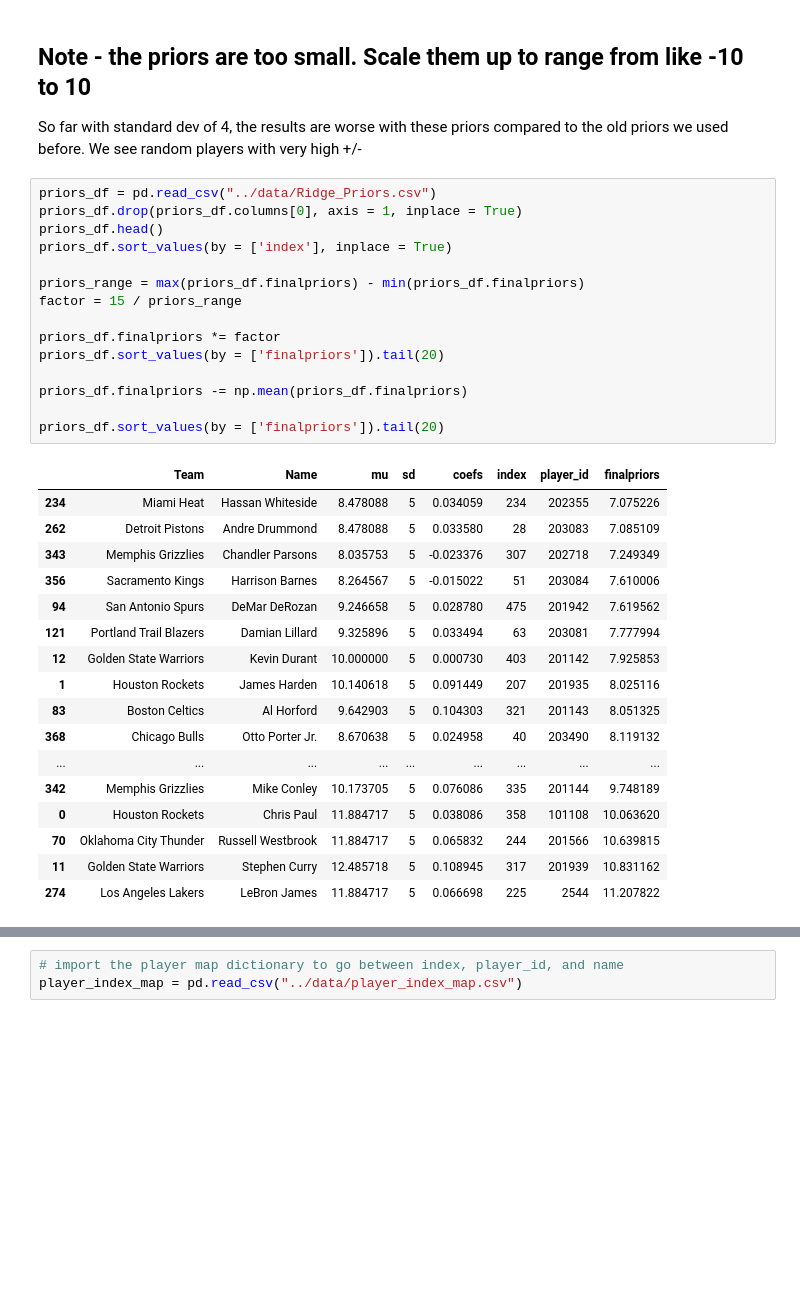
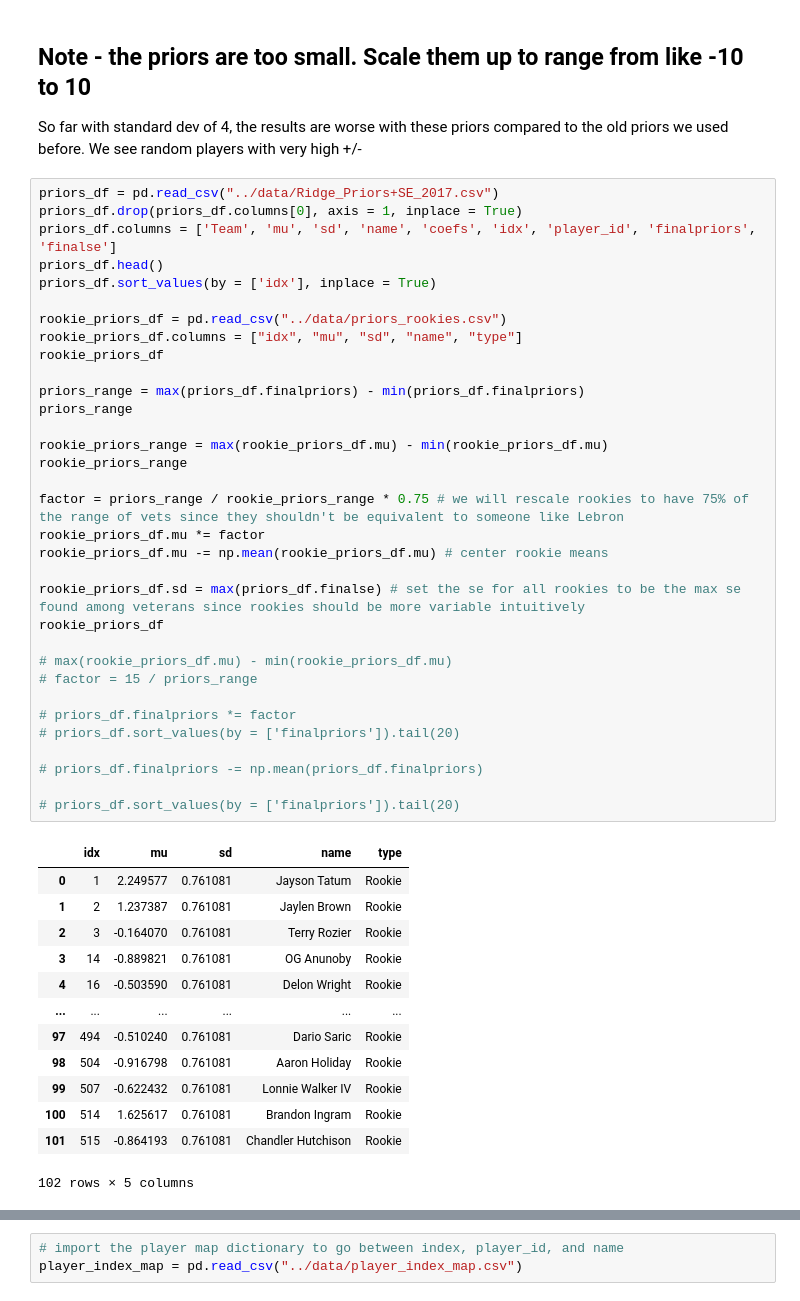
Before and after one commit to coly1119/NBA-Project, a Jupyter notebook: src/bayesian_regression_3.ipynb, the cells around one changed output, grey strips where cells are left out. Drawn from its saved outputs; the diff is of its cells as text; blank space fills up the shorter version.

Commit message:
bayesian regression model using priors derived from ridge reg and rookies scaled up

```diff
--- a/src/bayesian_regression_3.ipynb
+++ b/src/bayesian_regression_3.ipynb
@@ -26,35 +26,49 @@ data.head()
 
 So far with standard dev of 4, the results are worse with these priors compared to the old priors we used before. We see random players with very high +/-
 # %%
-priors_df = pd.read_csv("../data/Ridge_Priors.csv")
+priors_df = pd.read_csv("../data/Ridge_Priors+SE_2017.csv")
 priors_df.drop(priors_df.columns[0], axis = 1, inplace = True)
+priors_df.columns = ['Team', 'mu', 'sd', 'name', 'coefs', 'idx', 'player_id', 'finalpriors', 'finalse']
 priors_df.head()
-priors_df.sort_values(by = ['index'], inplace = True)
+priors_df.sort_values(by = ['idx'], inplace = True)
+
+rookie_priors_df = pd.read_csv("../data/priors_rookies.csv")
+rookie_priors_df.columns = ["idx", "mu", "sd", "name", "type"]
+rookie_priors_df
 
 priors_range = max(priors_df.finalpriors) - min(priors_df.finalpriors)
-factor = 15 / priors_range
+priors_range
 
-priors_df.finalpriors *= factor
-priors_df.sort_values(by = ['finalpriors']).tail(20)
+rookie_priors_range = max(rookie_priors_df.mu) - min(rookie_priors_df.mu)
+rookie_priors_range
 
-priors_df.finalpriors -= np.mean(priors_df.finalpriors)
+factor = priors_range / rookie_priors_range * 0.75 # we will rescale rookies to have 75% of the range of vets since they shouldn't be equivalent to someone like Lebron
+rookie_priors_df.mu *= factor
+rookie_priors_df.mu -= np.mean(rookie_priors_df.mu) # center rookie means
 
-priors_df.sort_values(by = ['finalpriors']).tail(20)
+rookie_priors_df.sd = max(priors_df.finalse) # set the se for all rookies to be the max se found among veterans since rookies should be more variable intuitively
+rookie_priors_df
+
+# max(rookie_priors_df.mu) - min(rookie_priors_df.mu)
+# factor = 15 / priors_range
+
+# priors_df.finalpriors *= factor
+# priors_df.sort_values(by = ['finalpriors']).tail(20)
+
+# priors_df.finalpriors -= np.mean(priors_df.finalpriors)
+
+# priors_df.sort_values(by = ['finalpriors']).tail(20)
 # %% [output]
-|  | Team | Name | mu | sd | coefs | index | player_id | finalpriors |
-| 234 | Miami Heat | Hassan Whiteside | 8.478088 | 5 | 0.034059 | 234 | 202355 | 7.075226 |
-| 262 | Detroit Pistons | Andre Drummond | 8.478088 | 5 | 0.033580 | 28 | 203083 | 7.085109 |
-| 343 | Memphis Grizzlies | Chandler Parsons | 8.035753 | 5 | -0.023376 | 307 | 202718 | 7.249349 |
-| 356 | Sacramento Kings | Harrison Barnes | 8.264567 | 5 | -0.015022 | 51 | 203084 | 7.610006 |
-| 94 | San Antonio Spurs | DeMar DeRozan | 9.246658 | 5 | 0.028780 | 475 | 201942 | 7.619562 |
-| 121 | Portland Trail Blazers | Damian Lillard | 9.325896 | 5 | 0.033494 | 63 | 203081 | 7.777994 |
-| 12 | Golden State Warriors | Kevin Durant | 10.000000 | 5 | 0.000730 | 403 | 201142 | 7.925853 |
-| 1 | Houston Rockets | James Harden | 10.140618 | 5 | 0.091449 | 207 | 201935 | 8.025116 |
-| 83 | Boston Celtics | Al Horford | 9.642903 | 5 | 0.104303 | 321 | 201143 | 8.051325 |
-| 368 | Chicago Bulls | Otto Porter Jr. | 8.670638 | 5 | 0.024958 | 40 | 203490 | 8.119132 |
-| ... | ... | ... | ... | ... | ... | ... | ... | ... |
-| 342 | Memphis Grizzlies | Mike Conley | 10.173705 | 5 | 0.076086 | 335 | 201144 | 9.748189 |
-| 0 | Houston Rockets | Chris Paul | 11.884717 | 5 | 0.038086 | 358 | 101108 | 10.063620 |
-| 70 | Oklahoma City Thunder | Russell Westbrook | 11.884717 | 5 | 0.065832 | 244 | 201566 | 10.639815 |
-| 11 | Golden State Warriors | Stephen Curry | 12.485718 | 5 | 0.108945 | 317 | 201939 | 10.831162 |
-| 274 | Los Angeles Lakers | LeBron James | 11.884717 | 5 | 0.066698 | 225 | 2544 | 11.207822 |
+|  | idx | mu | sd | name | type |
+| 0 | 1 | 2.249577 | 0.761081 | Jayson Tatum | Rookie |
+| 1 | 2 | 1.237387 | 0.761081 | Jaylen Brown | Rookie |
+| 2 | 3 | -0.164070 | 0.761081 | Terry Rozier | Rookie |
+| 3 | 14 | -0.889821 | 0.761081 | OG Anunoby | Rookie |
+| 4 | 16 | -0.503590 | 0.761081 | Delon Wright | Rookie |
+| ... | ... | ... | ... | ... | ... |
+| 97 | 494 | -0.510240 | 0.761081 | Dario Saric | Rookie |
+| 98 | 504 | -0.916798 | 0.761081 | Aaron Holiday | Rookie |
+| 99 | 507 | -0.622432 | 0.761081 | Lonnie Walker IV | Rookie |
+| 100 | 514 | 1.625617 | 0.761081 | Brandon Ingram | Rookie |
+| 101 | 515 | -0.864193 | 0.761081 | Chandler Hutchison | Rookie |
+102 rows × 5 columns
```
Also changed, not shown: parts of 22 cells of this notebook.
